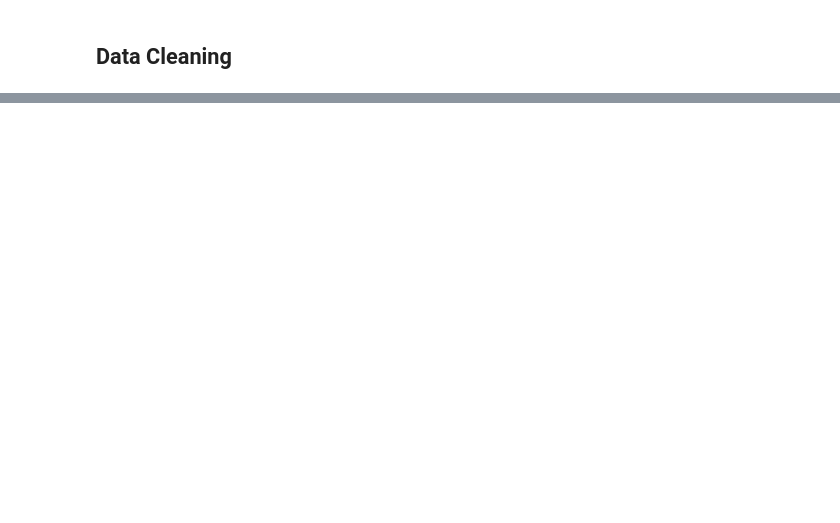
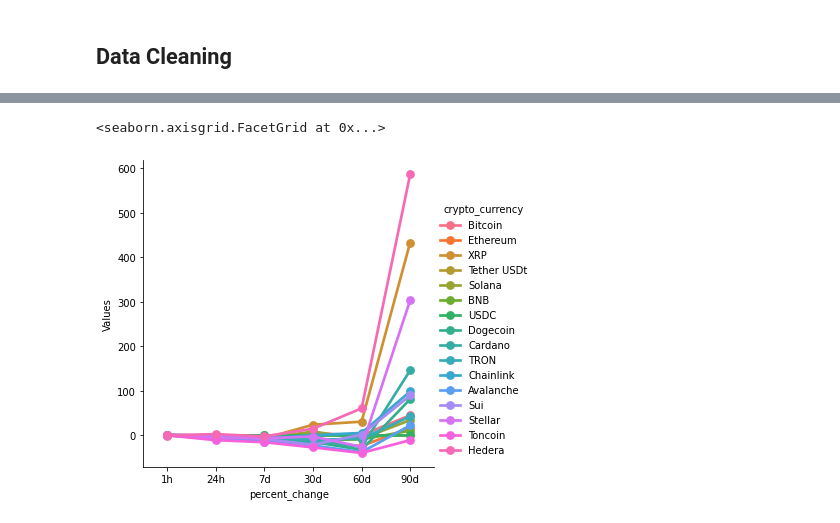
Before and after one commit to leoncasba/Automating-Crypto-Website-API-Pull, a Jupyter notebook: Automating Crypto Website API Pull.ipynb, the cells around one changed output, grey strips where cells are left out. Saved outputs shown, nothing was run; the diff lists cells and outputs as text; code cells hidden in the pictures; blank space fills up the shorter version.

```diff
--- a/Automating Crypto Website API Pull.ipynb
+++ b/Automating Crypto Website API Pull.ipynb
@@ -221,0 +263,3 @@ df_csv
+# %%
+df_stacked2 = df_stacked.to_frame(name='Values') #we transforme to data frame
+df_stacked2
@@ -221,0 +285,4 @@ df_csv
+# %%
+#Set the name as index and reset the index
+df = df_stacked2.reset_index()
+df
@@ -221,0 +307,4 @@ df_csv
+# %%
+#Rename columns
+df_2 = df.rename(columns={'name': 'crypto_currency', 'level_1':'percent_change'})
+df_2
@@ -221,0 +329,4 @@ df_csv
+# %%
+#I will change values of the categories, equivalent to CASE WHEN
+df_2['percent_change'] = df_2['percent_change'].replace(['quote.USD.percent_change_1h', 'quote.USD.percent_change_24h', 'quote.USD.percent_change_7d', 'quote.USD.percent_change_30d', 'quote.USD.percent_change_60d', 'quote.USD.percent_change_90d'], ['1h', '24h', '7d', '30d', '60d', '90d'])
+df_2
@@ -221,0 +351,6 @@ df_csv
+# %%
+#Visualize trend
+sns.catplot(x='percent_change', y='Values', hue='crypto_currency', data=df_2, kind = 'point')
+# %% [output]
+<seaborn.axisgrid.FacetGrid at 0x...>
+[figure, added]
```
Also changed, not shown: parts of 19 cells of this notebook, 1 other file.
